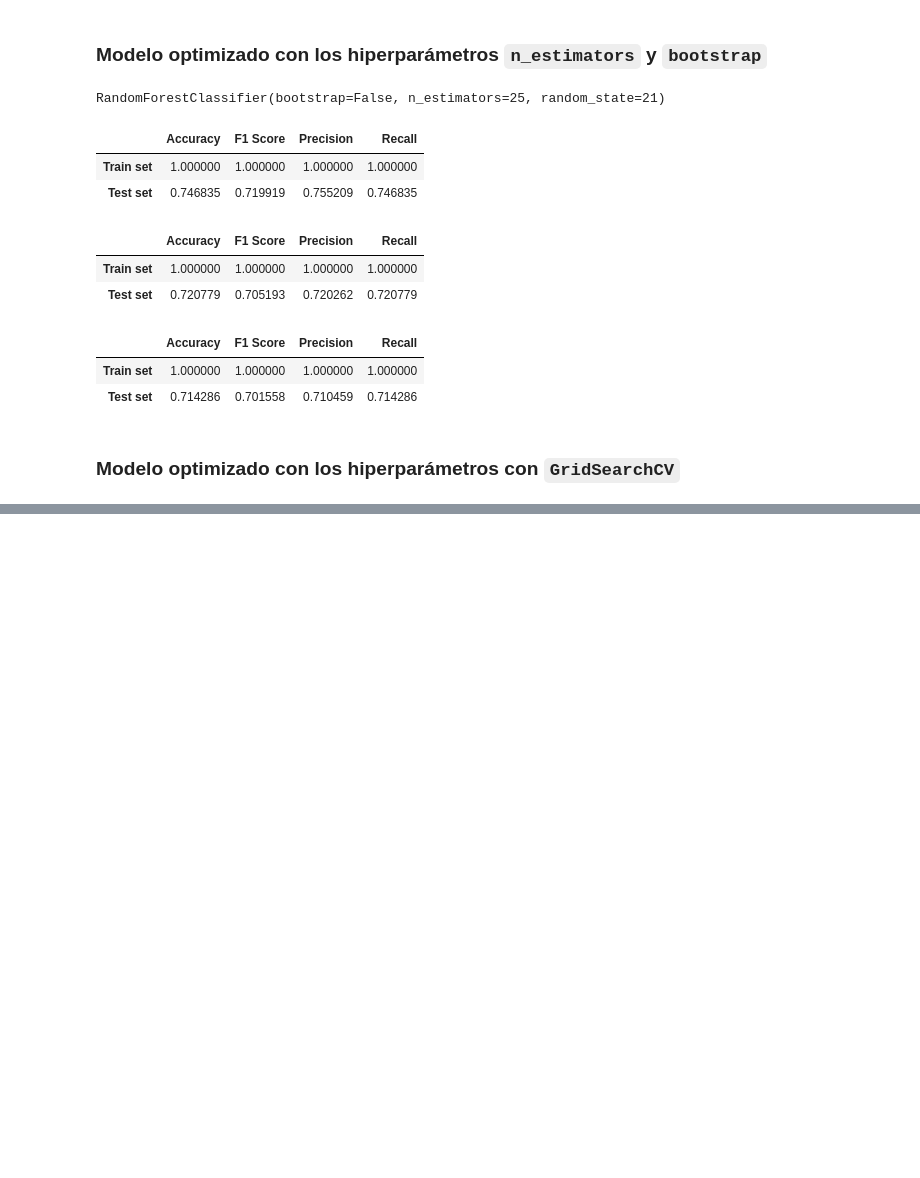
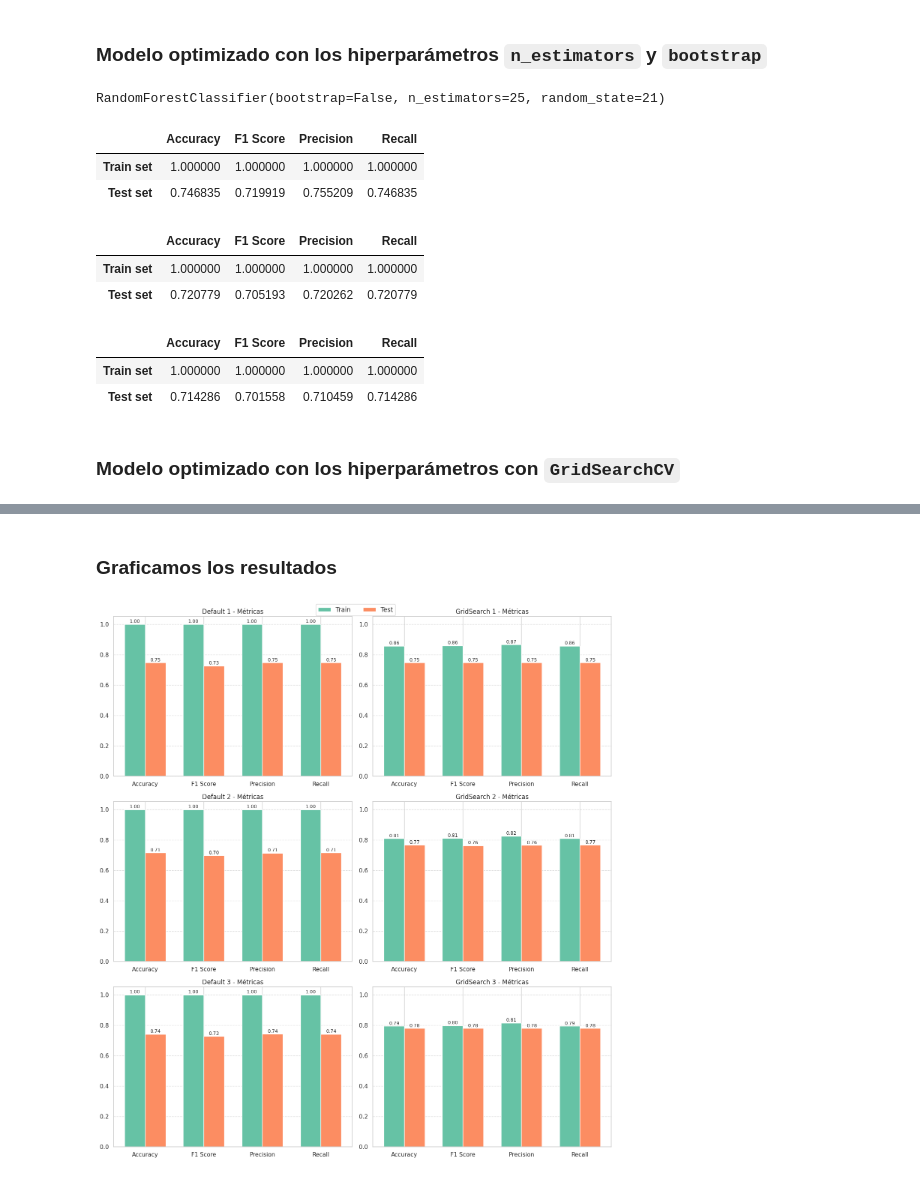
Before and after one commit to 4GeeksAcademy/pabloaznar-intro-ml, a Jupyter notebook: src/05-random-forests.ipynb, the cells around one changed output, grey strips where cells are left out. Saved outputs shown, nothing was run; the diff lists cells and outputs as text; code cells hidden in the pictures; blank space fills up the shorter version.

```diff
--- a/src/05-random-forests.ipynb
+++ b/src/05-random-forests.ipynb
@@ -232,0 +230,49 @@ grid_model_metrics_3
+# %% [markdown]
+### Graficamos los resultados
+# %%
+# Agrupar por pares: (nombre, dataframe)
+model_pairs = [(('Default 1', default_model_metrics_1), ('GridSearch 1', grid_model_metrics_1)),
+               (('Default 2', default_model_metrics_2), ('GridSearch 2', grid_model_metrics_2)),
+               (('Default 3', default_model_metrics_3), ('GridSearch 3', grid_model_metrics_3))]
+
+# Métricas
+metricas = ['Accuracy', 'F1 Score', 'Precision', 'Recall']
+x = np.arange(len(metricas))  # Posiciones
+
+bar_width = 0.35
+
+# Crear figura 3x2
+fig, axs = plt.subplots(3,2, figsize=(14, 15))
+axs = axs.ravel()
+
+for idx, ((title1, df1), (title2, df2)) in enumerate(model_pairs):
+    for j, (title, df) in enumerate([(title1, df1), (title2, df2)]):
+        ax = axs[idx*2 + j]
+
+        # Valores para train y test
+        train_vals = df.loc['Train set', metricas].values
+        test_vals = df.loc['Test set', metricas].values
+
+        # Barras
+        ax.bar(x - bar_width/2, train_vals, bar_width, label='Train', color='#66c2a5')
+        ax.bar(x + bar_width/2, test_vals, bar_width, label='Test', color='#fc8d62')
+
+        # Etiquetas y valores
+        ax.set_xticks(x)
+        ax.set_xticklabels(metricas)
+        ax.set_ylim(0, 1.05)
+        ax.set_title(f'{title} - Métricas')
+        ax.grid(axis='y', linestyle='--', alpha=0.6)
+
+        # Valores sobre barras
+        for k in range(len(metricas)):
+            ax.text(x[k] - bar_width/2, train_vals[k] + 0.01, f"{train_vals[k]:.2f}", ha='center', fontsize=9)
+            ax.text(x[k] + bar_width/2, test_vals[k] + 0.01, f"{test_vals[k]:.2f}", ha='center', fontsize=9)
+
+# Solo una leyenda general
+handles, labels = axs[0].get_legend_handles_labels()
+fig.legend(handles, labels, loc='upper center', ncol=2, fontsize=12)
+
+plt.tight_layout()
+# %% [output]
+[figure, added]
```
Also changed, not shown: parts of 12 cells of this notebook, 11 other files.
